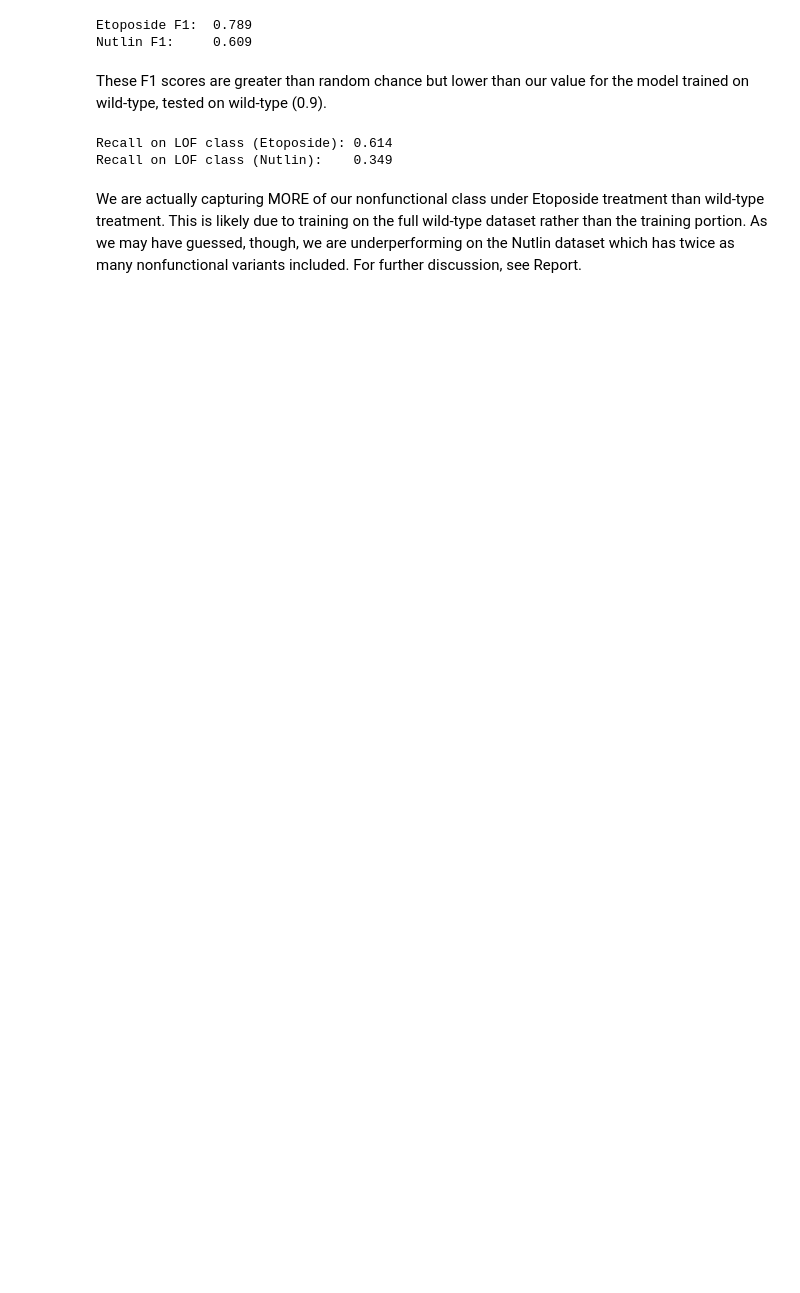
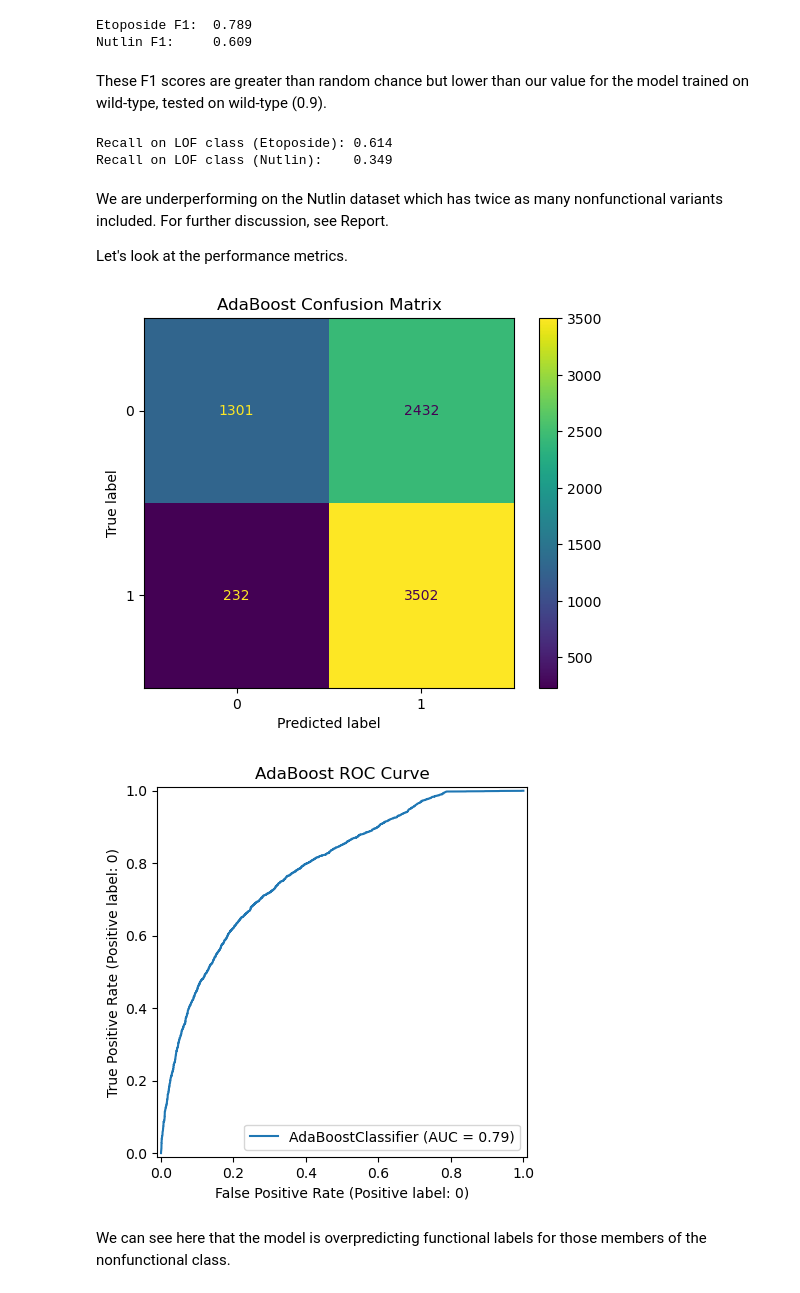
Before and after one commit to slwhitney/tp53_project, a Jupyter notebook: tp53_notebook.ipynb, the cells around one changed output. Saved outputs shown, nothing was run; the diff lists cells and outputs as text; code cells hidden in the pictures; blank space fills up the shorter version.

Commit message:
etoposide update

```diff
--- a/tp53_notebook.ipynb
+++ b/tp53_notebook.ipynb
@@ -12,7 +12,7 @@ from sklearn.ensemble import AdaBoostClassifier
 # %% [markdown]
 ## Loading the data
 # %%
-data = pd.read_csv('P53.csv')
+data = pd.read_csv('P53_etoposide.csv')
 data.info()
 # %% [output]
 <class 'pandas.core.frame.DataFrame'>
@@ -488,16 +485,14 @@ y_etopo = etopo["DMS_score_bin"]
 y_nutlin = nutlin["DMS_score_bin"]
 # %%
-full_wt_model_ada = AdaBoostClassifier(
+full_model_ada = AdaBoostClassifier(
     n_estimators=4000,
     random_state=42,
     algorithm='SAMME'
 )
-full_wt_model_ada.fit(X_df, y)
+full_model_ada.fit(X_df, y)
 
-y_hat_etopo  = full_wt_model_ada.predict(X_etopo)
-y_hat_nutlin = full_wt_model_ada.predict(X_nutlin)
+y_hat_nutlin = full_model_ada.predict(X_nutlin)
 
-print(f"Etoposide F1:  {f1_score(y_etopo, y_hat_etopo, average='macro'):.3f}")
 print(f"Nutlin F1:     {f1_score(y_nutlin, y_hat_nutlin, average='macro'):.3f}")
 # %% [output]
 Etoposide F1:  0.789
@@ -514,4 +507,23 @@ print(f"Recall on LOF class (Nutlin):    {recall_nutlin:.3f}")
 Recall on LOF class (Etoposide): 0.614
 Recall on LOF class (Nutlin):    0.349
 # %% [markdown]
-We are actually capturing MORE of our nonfunctional class under Etoposide treatment than wild-type treatment. This is likely due to training on the full wild-type dataset rather than the training portion. As we may have guessed, though, we are underperforming on the Nutlin dataset which has twice as many nonfunctional variants included. For further discussion, see Report.
+We are underperforming on the Nutlin dataset which has twice as many nonfunctional variants included. For further discussion, see Report.
+
+Let's look at the performance metrics.
+# %%
+# confusion matrix and roc curve
+cm = confusion_matrix(y_nutlin, y_hat_nutlin)
+
+disp = ConfusionMatrixDisplay(confusion_matrix=cm, display_labels=full_model_ada.classes_)
+disp.plot()
+plt.title("AdaBoost Confusion Matrix")
+plt.show()
+
+RocCurveDisplay.from_estimator(full_model_ada, X_nutlin, y_nutlin, pos_label=0)
+plt.title("AdaBoost ROC Curve")
+plt.show()
+# %% [output]
+[figure, added]
+[figure, added]
+# %% [markdown]
+We can see here that the model is overpredicting functional labels for those members of the nonfunctional class.
```
Also changed, not shown: parts of 12 cells of this notebook.
